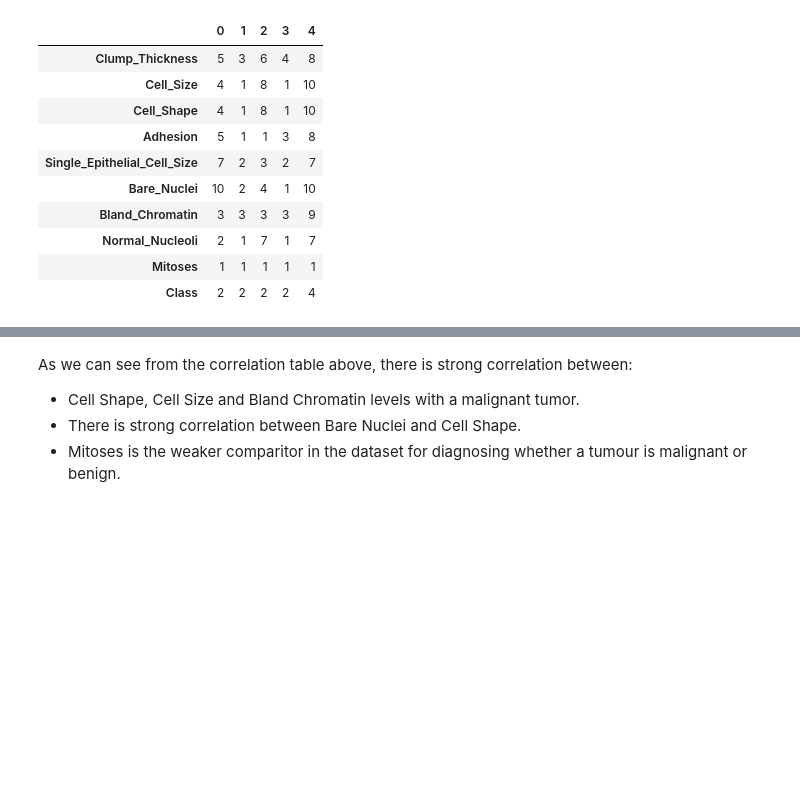
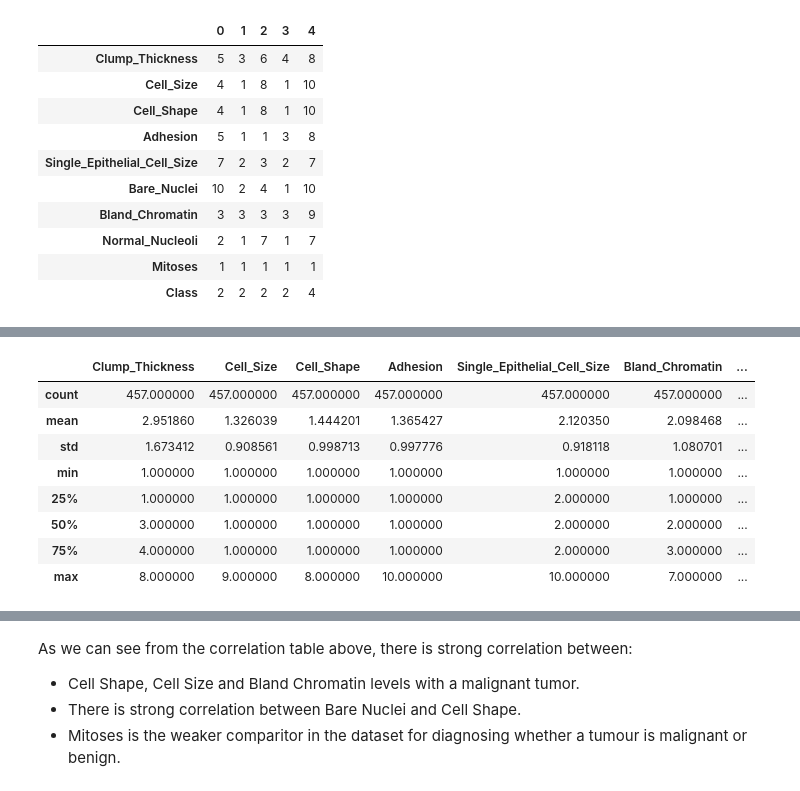
Before and after one commit to SeanE15/Programming_for_data_analysis_II, a Jupyter notebook: Assignment_2_PfDA.ipynb, the cells around one changed output, grey strips where cells are left out. Saved outputs shown, nothing was run; the diff lists cells and outputs as text; code cells hidden in the pictures; blank space fills up the shorter version.

```diff
--- a/Assignment_2_PfDA.ipynb
+++ b/Assignment_2_PfDA.ipynb
@@ -269,0 +277,14 @@ df.head().T
+# %%
+# get the sample values of all which were diagnosed as 'Benign'
+df_B = df[df['Class'] == 2]
+df_B.describe()
+# %% [output]
+|  | Clump_Thickness | Cell_Size | Cell_Shape | Adhesion | Single_Epithelial_Cell_Size | Bland_Chromatin | ... |
+| count | 457.000000 | 457.000000 | 457.000000 | 457.000000 | 457.000000 | 457.000000 | ... |
+| mean | 2.951860 | 1.326039 | 1.444201 | 1.365427 | 2.120350 | 2.098468 | ... |
+| std | 1.673412 | 0.908561 | 0.998713 | 0.997776 | 0.918118 | 1.080701 | ... |
+| min | 1.000000 | 1.000000 | 1.000000 | 1.000000 | 1.000000 | 1.000000 | ... |
+| 25% | 1.000000 | 1.000000 | 1.000000 | 1.000000 | 2.000000 | 1.000000 | ... |
+| 50% | 3.000000 | 1.000000 | 1.000000 | 1.000000 | 2.000000 | 2.000000 | ... |
+| 75% | 4.000000 | 1.000000 | 1.000000 | 1.000000 | 2.000000 | 3.000000 | ... |
+| max | 8.000000 | 9.000000 | 8.000000 | 10.000000 | 10.000000 | 7.000000 | ... |
```
Also changed, not shown: parts of 22 cells of this notebook, 1 other file.
